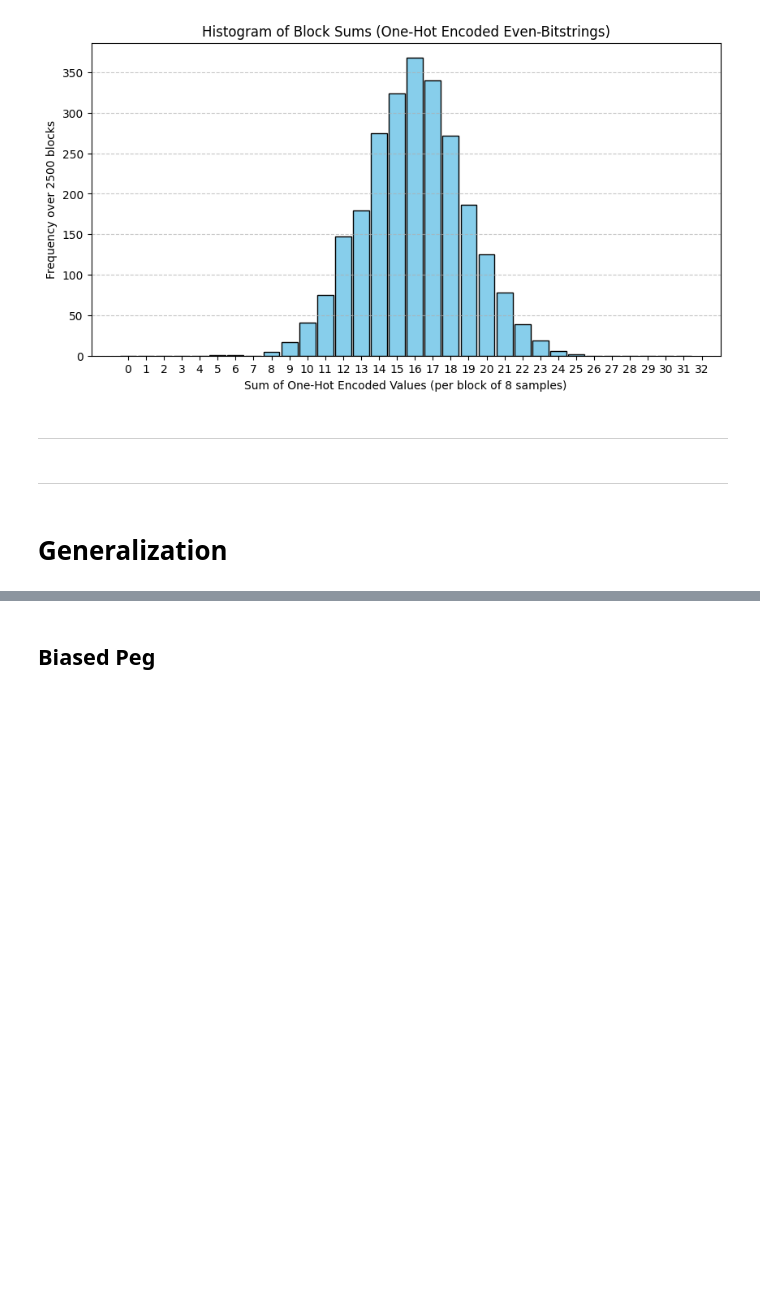
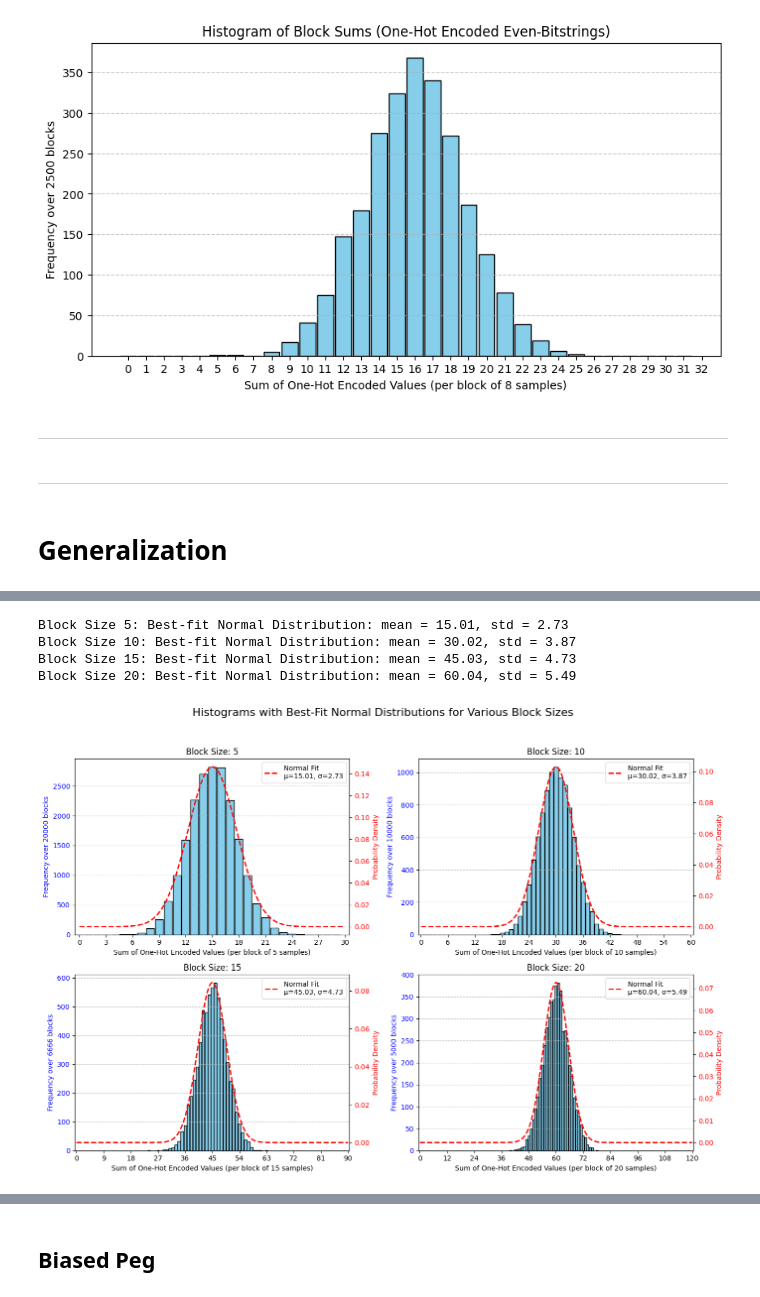
Before and after one commit to virajd98/Q-Plinkers, a Jupyter notebook: WorkingFile.ipynb, the cells around one changed output, grey strips where cells are left out. Drawn from its saved outputs; the diff is of its cells as text; code cells hidden in the pictures; blank space fills up the shorter version.

```diff
--- a/WorkingFile.ipynb
+++ b/WorkingFile.ipynb
@@ -417,18 +417,5 @@ def post_process_histogram(memory_bitstrings, block_size):
 qc = galton_box_shifted(6, HGate(), draw=False)
 backend = Aer.get_backend('qasm_simulator')
 compiled = transpile(qc, backend)
-job = backend.run(compiled, shots=50000, memory=True)
+job = backend.run(compiled, shots=100000, memory=True)
 memory_counts = job.result().get_memory()  # to get the list of 20000 bitstrings in order of experiments/shots
-
-block_size = 10  # Block size for summation
-even_bitstrings, block_sums, bin_size = post_process_histogram(memory_counts, block_size)
-
-# Block sums histogram
-plt.figure(figsize=(10, 5))
-plt.hist(block_sums, bins=range(0, bin_size), align='left', rwidth=0.9, color='skyblue', edgecolor='black')
-plt.xticks(range(0, bin_size, 2))  # Adjust x-ticks for better readability
-plt.xlabel("Sum of One-Hot Encoded Values (per block of {} samples)".format(block_size))
-plt.ylabel("Frequency over 2500 blocks")
-plt.title("Histogram of Block Sums (One-Hot Encoded Even-Bitstrings)")
-plt.grid(axis='y', linestyle='--', alpha=0.7)
-plt.show()
@@ -468,0 +422,64 @@ for gate in gate_set:
+# %%
+import scipy.stats as stats
+from scipy.stats import norm
+from scipy.stats import kstest, norm
+
+block_size_list = [5,10,15,20]  # Block size for summation
+
+fig_outer, axs_outer = plt.subplots(nrows=2, ncols=2, figsize=(14, 10))
+
+# Flatten the axes array for easier iteration if you prefer, or use 2D indexing
+axs_outer_flat = axs_outer.flatten()
+
+for i in range(len(block_size_list)):
+    even_bitstrings, block_sums, bin_size = post_process_histogram(memory_counts, block_size_list[i])
+
+    # Fit normal distribution
+    mu, std = norm.fit(block_sums)
+    print(f"Block Size {block_size_list[i]}: Best-fit Normal Distribution: mean = {mu:.2f}, std = {std:.2f}")
+
+    # Select the current subplot axes
+    ax1 = axs_outer_flat[i]
+    ax2 = ax1.twinx() # Create a twin axis for the PDF on the current subplot
+
+    # Histogram (left axis)
+    count, bins, _ = ax1.hist(block_sums, bins=range(0, bin_size), align='left',
+                              rwidth=0.9, color='skyblue', edgecolor='black')
+
+    xmin_pdf, xmax_pdf = 0, bin_size - 1 # Adjusted to cover full possible range of sums
+    x_pdf = np.linspace(xmin_pdf, xmax_pdf, 200) # More points for smoother curve
+    p = norm.pdf(x_pdf, mu, std)
+    ax2.plot(x_pdf, p, 'r--', linewidth=2, label=f'Normal Fit\nμ={mu:.2f}, σ={std:.2f}')
+
+    # Add legend to the twin axis for the PDF curve
+    ax2.legend(loc='upper right')
+
+    # Labels and formatting for the current subplot
+    ax1.set_xlabel(f"Sum of One-Hot Encoded Values (per block of {block_size_list[i]} samples)")
+    # Assuming 100000 total samples, number of blocks is total_samples // block_size
+    num_blocks_for_label = 100000 // block_size_list[i]
+    ax1.set_ylabel(f"Frequency over {num_blocks_for_label} blocks", color='blue')
+    ax2.set_ylabel("Probability Density", color='red')
+
+    ax1.tick_params(axis='y', labelcolor='blue')
+    ax2.tick_params(axis='y', labelcolor='red')
+
+    # Adjust x-ticks based on the block size for better readability
+    # A more robust way to set xticks is to ensure they are within the data range
+    tick_interval = max(1, bin_size // 10) # Roughly 10 ticks, at least 1
+    ax1.set_xticks(np.arange(0, bin_size, tick_interval))
+    ax1.set_xlim(-0.5, bin_size - 0.5) # Set x-limits to prevent bins from being cut off
+
+    ax1.set_title(f"Block Size: {block_size_list[i]}") # Title for each subplot
+    ax1.grid(axis='y', linestyle='--', alpha=0.7)
+
+# Adjust overall title and layout
+fig_outer.suptitle("Histograms with Best-Fit Normal Distributions for Various Block Sizes", fontsize=16)
+plt.tight_layout(rect=[0, 0.03, 1, 0.95]) # Adjust rect to make space for suptitle
+plt.show()
+# %% [output]
+Block Size 5: Best-fit Normal Distribution: mean = 15.01, std = 2.73
+Block Size 10: Best-fit Normal Distribution: mean = 30.02, std = 3.87
+Block Size 15: Best-fit Normal Distribution: mean = 45.03, std = 4.73
+Block Size 20: Best-fit Normal Distribution: mean = 60.04, std = 5.49
+[figure, added]
```
Also changed, not shown: parts of 25 cells of this notebook.
